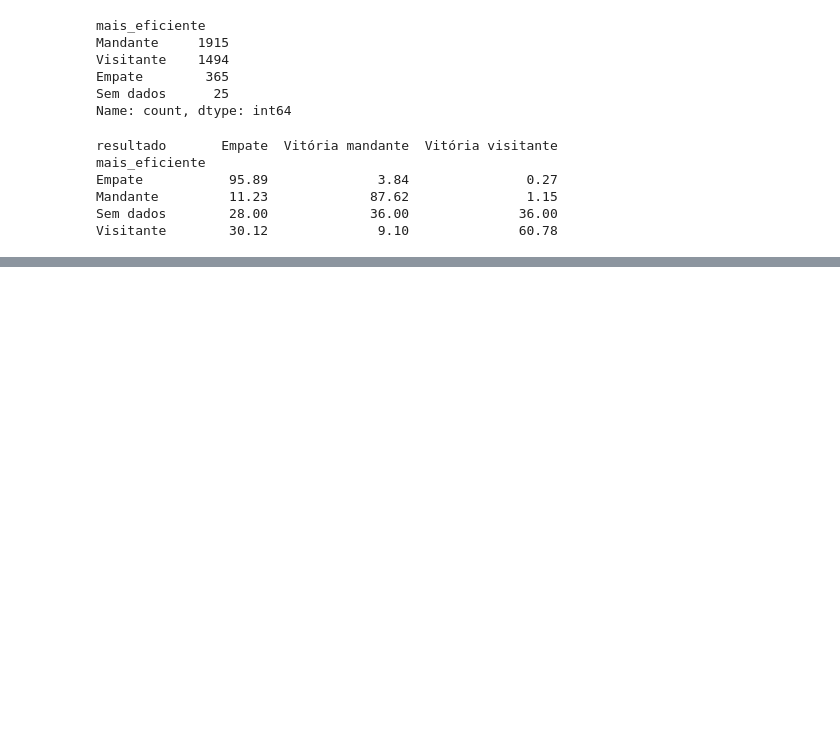
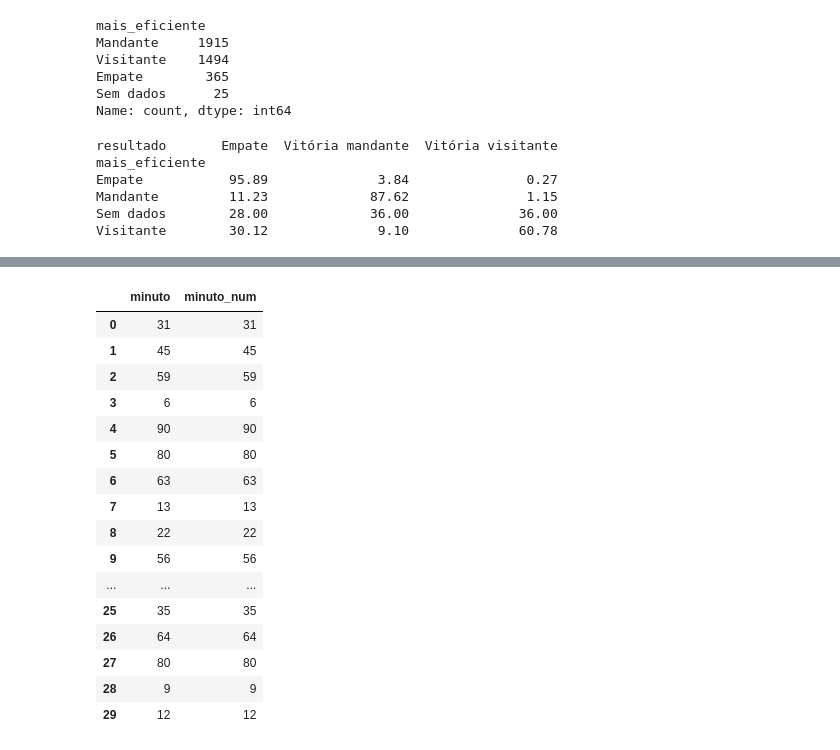
Before and after one commit to GustavoSarquis/Analise-Dataset-Brasileirao, a Jupyter notebook: analise_dados.ipynb, the cells around one changed output, grey strips where cells are left out. Saved outputs shown, nothing was run; the diff lists cells and outputs as text; code cells hidden in the pictures; blank space fills up the shorter version.

```diff
--- a/analise_dados.ipynb
+++ b/analise_dados.ipynb
@@ -1271,0 +1819,38 @@ Visitante        30.12              9.10              60.78
+# %%
+def converter_minuto(valor):
+    valor = str(valor)
+
+    if "+" in valor:
+        minuto, acrescimo = valor.split("+")
+        return int(minuto) + int(acrescimo)
+
+    return int(valor)
+
+
+gols_analise = gols.copy()
+
+gols_analise["minuto_num"] = gols_analise["minuto"].apply(
+    converter_minuto
+)
+# %%
+gols_analise[
+    ["minuto", "minuto_num"]
+].head(30)
+# %% [output]
+|  | minuto | minuto_num |
+| 0 | 31 | 31 |
+| 1 | 45 | 45 |
+| 2 | 59 | 59 |
+| 3 | 6 | 6 |
+| 4 | 90 | 90 |
+| 5 | 80 | 80 |
+| 6 | 63 | 63 |
+| 7 | 13 | 13 |
+| 8 | 22 | 22 |
+| 9 | 56 | 56 |
+| ... | ... | ... |
+| 25 | 35 | 35 |
+| 26 | 64 | 64 |
+| 27 | 80 | 80 |
+| 28 | 9 | 9 |
+| 29 | 12 | 12 |
```
Also changed, not shown: parts of 46 cells of this notebook.
